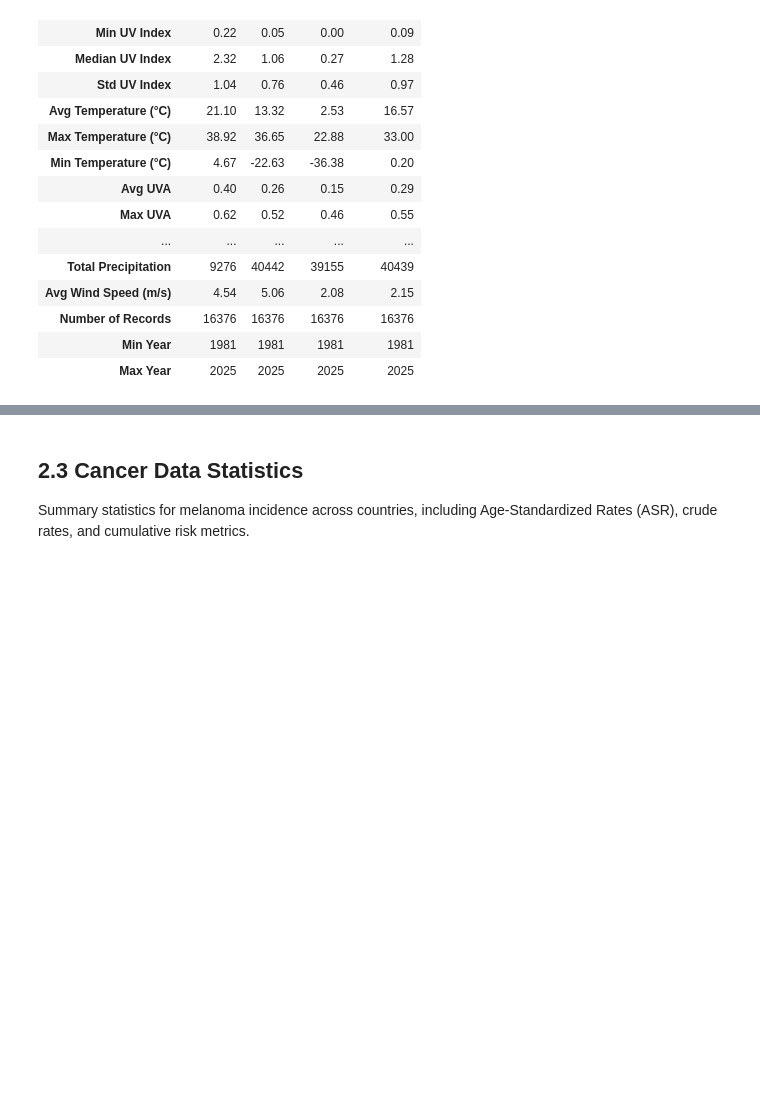
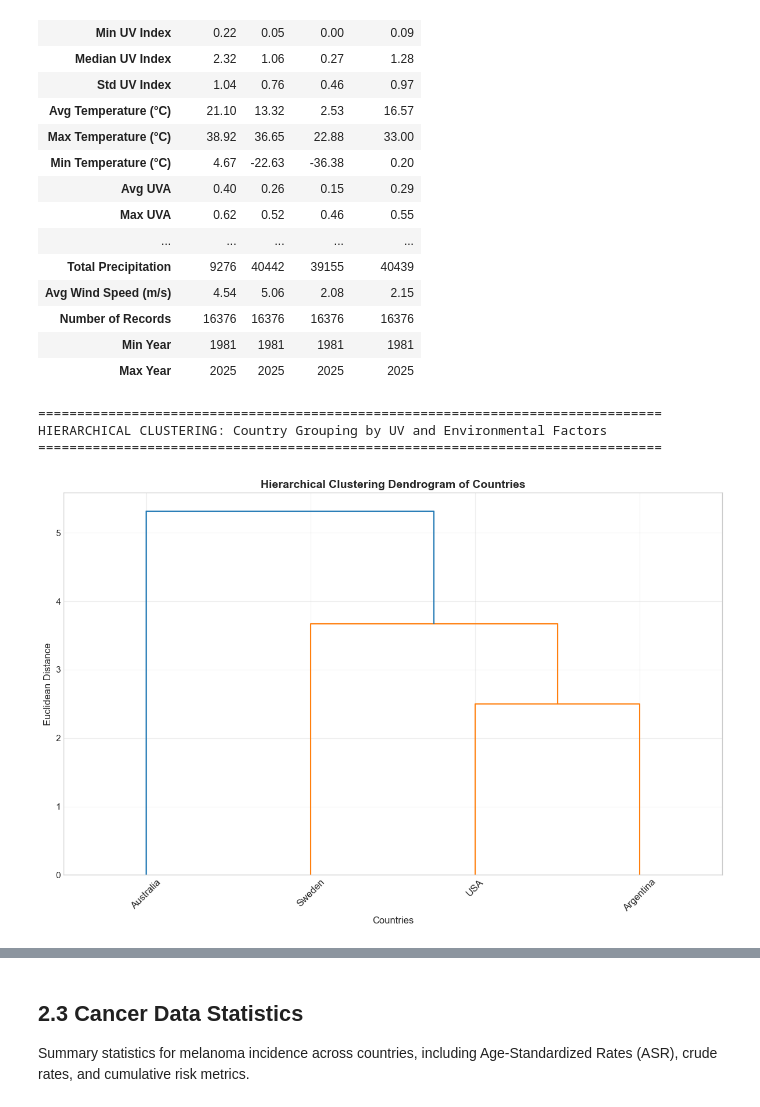
Before and after one commit to mohaneddz/Project-UV, a Jupyter notebook: countries-uv.ipynb, the cells around one changed output, grey strips where cells are left out. Cells and saved outputs as stored; diff of their text form; code cells hidden in the pictures; blank space fills up the shorter version.

```diff
--- a/countries-uv.ipynb
+++ b/countries-uv.ipynb
@@ -470,3 +574,74 @@ display(styled_table)
 | Number of Records | 16376 | 16376 | 16376 | 16376 |
 | Min Year | 1981 | 1981 | 1981 | 1981 |
 | Max Year | 2025 | 2025 | 2025 | 2025 |
+# %%
+# Hierarchical Clustering of Countries based on UV and Environmental Features
+print("=" * 80)
+print("HIERARCHICAL CLUSTERING: Country Grouping by UV and Environmental Factors")
+print("=" * 80)
+
+import scipy.cluster.hierarchy as sch
+from sklearn.preprocessing import StandardScaler
+
+# Select relevant features for clustering
+clustering_features = [
+    'Avg UV Index', 'Avg Temperature (°C)', 'Avg Humidity (%)',
+    'Avg Wind Speed (m/s)', 'Avg Ozone (TO3)', 'Total Precipitation'
+]
+
+# Prepare data for clustering
+cluster_data = df_uv_stats.loc[clustering_features].T  # Countries as rows, features as columns
+
+# Standardize the data
+scaler = StandardScaler()
+cluster_data_scaled = scaler.fit_transform(cluster_data)
+
+# Perform hierarchical clustering
+linkage_matrix = sch.linkage(cluster_data_scaled, method='ward')
+
+# Create dendrogram
+plt.figure(figsize=(12, 8))
+dendrogram = sch.dendrogram(linkage_matrix, labels=cluster_data.index,
+                           leaf_rotation=45, leaf_font_size=12)
+
+plt.title('Hierarchical Clustering Dendrogram of Countries', fontsize=14, fontweight='bold')
+plt.xlabel('Countries', fontsize=12)
+plt.ylabel('Euclidean Distance', fontsize=12)
+plt.grid(True, alpha=0.3)
+plt.tight_layout()
+plt.savefig('output/hierarchical_clustering_countries.png', dpi=150, bbox_inches='tight')
+plt.show()
+
+# Determine optimal number of clusters (using distance threshold)
+from scipy.cluster.hierarchy import fcluster
+max_d = 3.5  # Adjust threshold based on dendrogram
+clusters = fcluster(linkage_matrix, max_d, criterion='distance')
+
+# Add cluster labels to data
+cluster_data['Cluster'] = clusters
+
+print("\nCluster Assignments:")
+for country in cluster_data.index:
+    print(f"  {country}: Cluster {cluster_data.loc[country, 'Cluster']}")
+
+# Analyze cluster characteristics
+print("\nCluster Characteristics:")
+for cluster_id in sorted(cluster_data['Cluster'].unique()):
+    cluster_countries = cluster_data[cluster_data['Cluster'] == cluster_id].index.tolist()
+    cluster_means = cluster_data[cluster_data['Cluster'] == cluster_id][clustering_features].mean()
+
+    print(f"\nCluster {cluster_id} ({len(cluster_countries)} countries: {', '.join(cluster_countries)}):")
+    for feature in clustering_features:
+        print(f"  {feature}: {cluster_means[feature]:.2f}")
+
+print("\n" + "=" * 80)
+print("INTERPRETATION:")
+print("This hierarchical clustering groups countries based on their UV radiation")
+print("and environmental characteristics. Countries in the same cluster have")
+print("similar UV exposure patterns and climatic conditions.")
+print("=" * 80)
+# %% [output]
+================================================================================
+HIERARCHICAL CLUSTERING: Country Grouping by UV and Environmental Factors
+================================================================================
+[figure, added]
```
Also changed, not shown: parts of 20 cells of this notebook, 4 other files.
